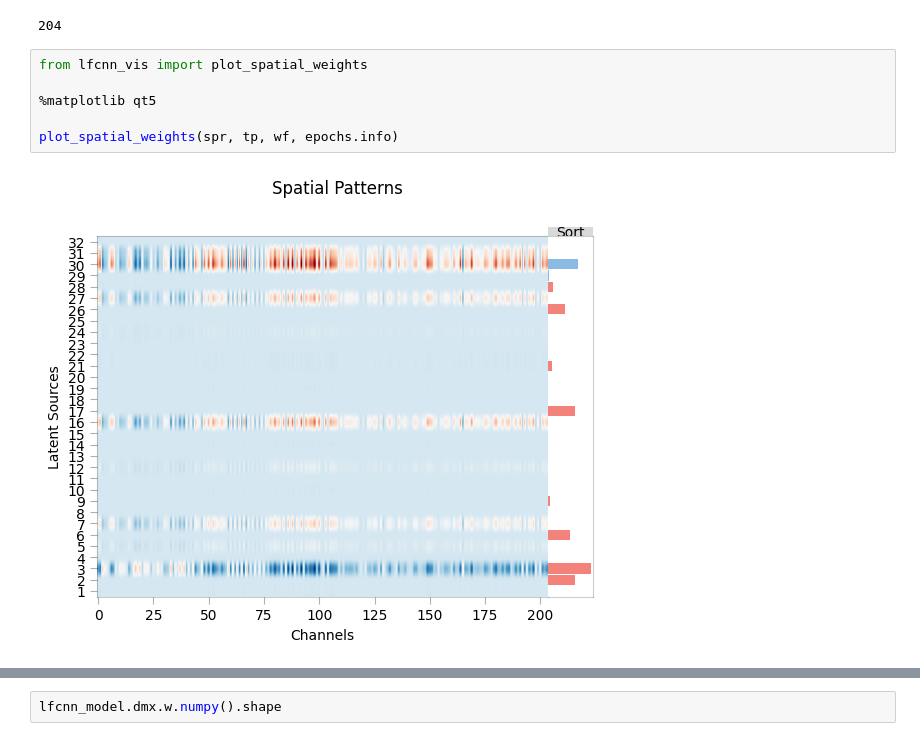
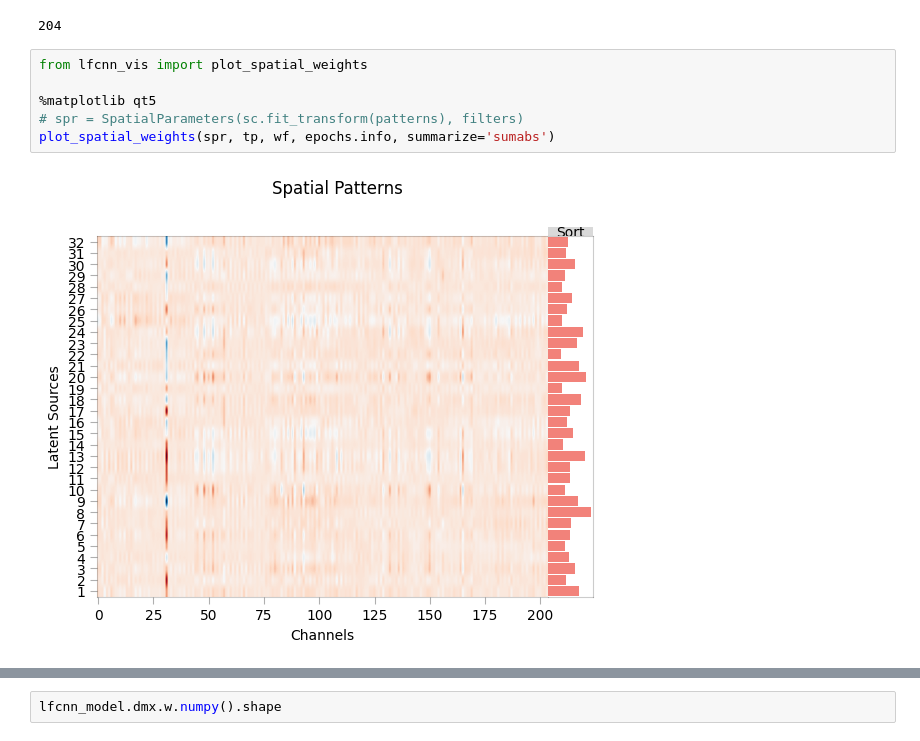
Before and after one commit to 1101AlexZab1011/FingerMovementDecoder, a Jupyter notebook: dirty_field/LFRNN.ipynb, the cells around one changed output, grey strips where cells are left out. Drawn from its saved outputs; the diff is of its cells as text.

```diff
--- a/dirty_field/LFRNN.ipynb
+++ b/dirty_field/LFRNN.ipynb
@@ -333,8 +501,8 @@ len(epochs.info['ch_names'])
 # %%
 from lfcnn_vis import plot_spatial_weights
 
 %matplotlib qt5
-
-plot_spatial_weights(spr, tp, wf, epochs.info)
+# spr = SpatialParameters(sc.fit_transform(patterns), filters)
+plot_spatial_weights(spr, tp, wf, epochs.info, summarize='sumabs')
 # %% [output]
-[figure, old version]
+[figure, new version]
```
Also changed, not shown: parts of 19 cells of this notebook, 3 other files.
